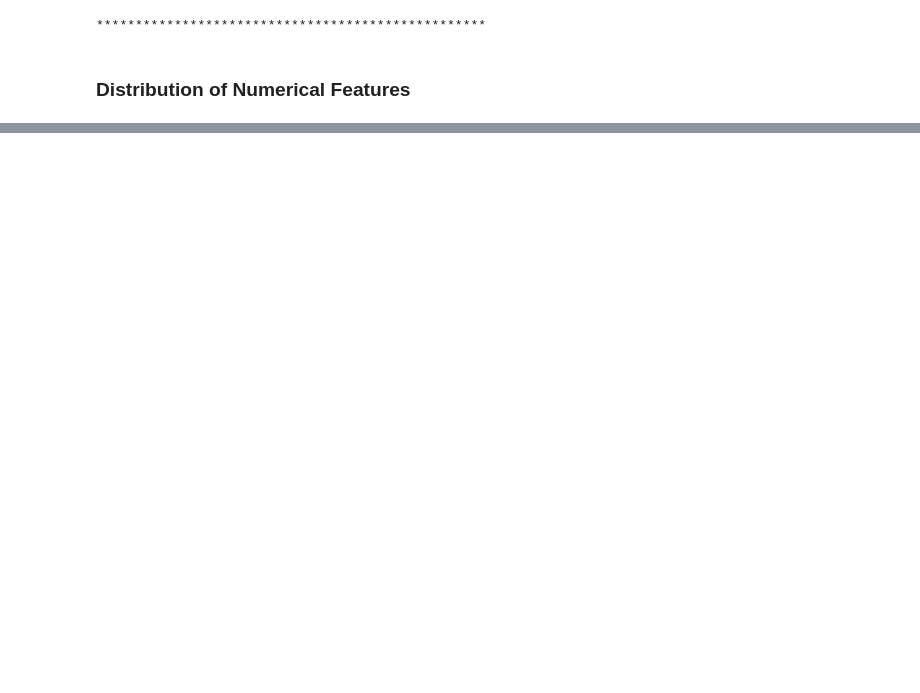
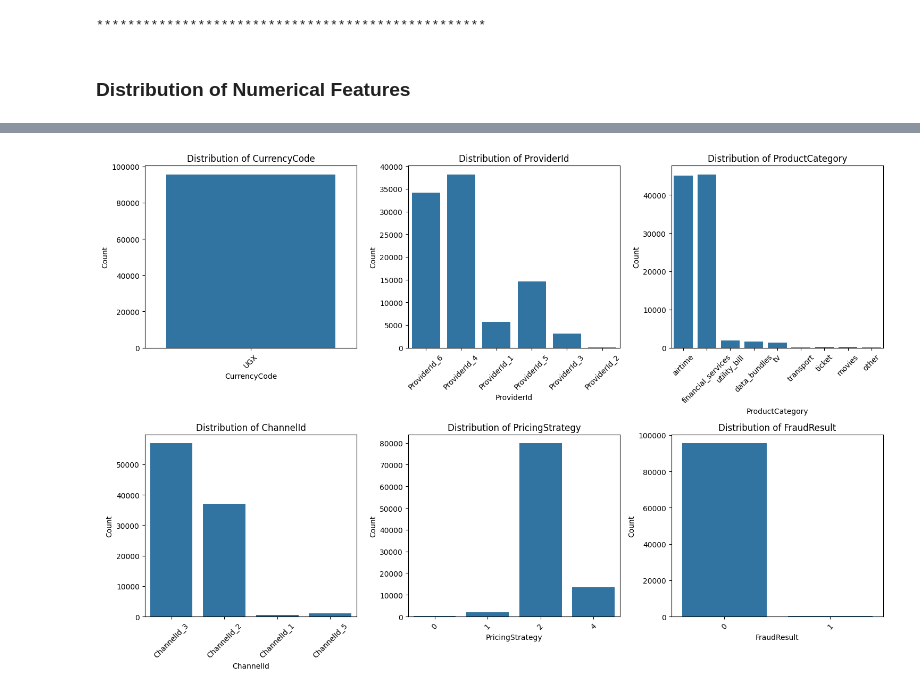
Before and after one commit to chalasimon/bati-bank-credit-risk-model, a Jupyter notebook: notebooks/1.0-eda.ipynb, the cells around one changed output, grey strips where cells are left out. Drawn from its saved outputs; the diff is of its cells as text; code cells hidden in the pictures; blank space fills up the shorter version.

```diff
--- a/notebooks/1.0-eda.ipynb
+++ b/notebooks/1.0-eda.ipynb
@@ -157,0 +175,7 @@ Categorical Description:
+# %%
+# distribution of categorical features
+categorical_columns = ['CurrencyCode', 'ProviderId', 'ProductCategory','ChannelId', 'PricingStrategy', 'FraudResult']
+# %%
+data_visualizer.plot_categorical_distribution(categorical_columns)
+# %% [output]
+[figure, added]
```
Also changed, not shown: parts of 8 cells of this notebook, 1 other file.
